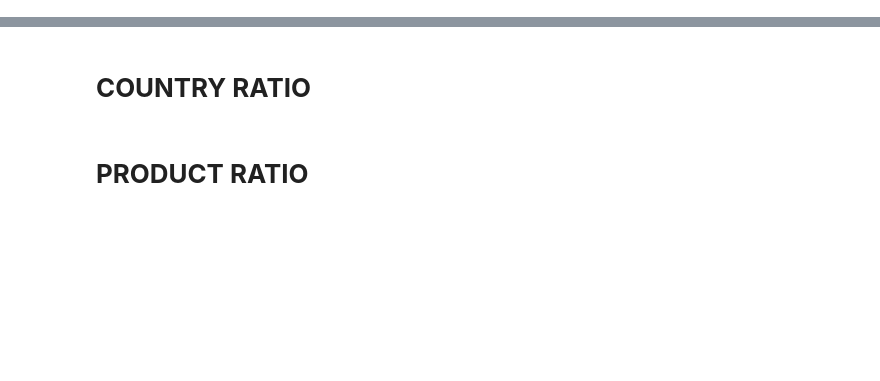
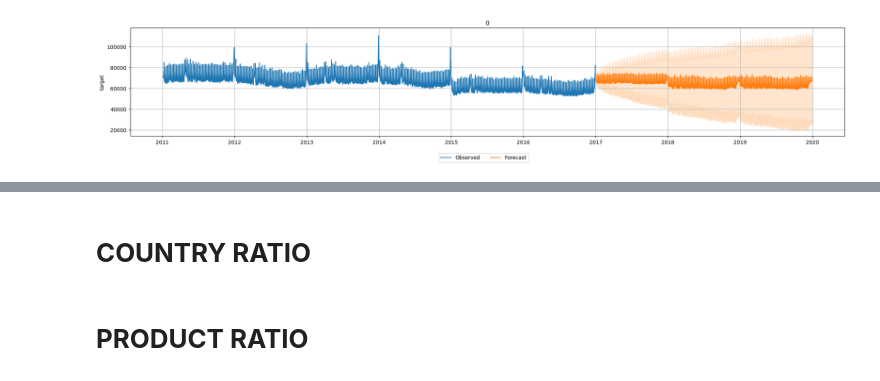
Before and after one commit to haukesteffen/TabularShenanigans, a Jupyter notebook: S5E1/feature_engineering.ipynb, the cells around one changed output, grey strips where cells are left out. Cells and saved outputs as stored; diff of their text form; code cells hidden in the pictures; blank space fills up the shorter version.

```diff
--- a/S5E1/feature_engineering.ipynb
+++ b/S5E1/feature_engineering.ipynb
@@ -65,0 +130,3 @@ agg_train, agg_test = feature_engineer(
+# %%
+preds = predictor.predict(train_data)
+preds
@@ -66,3 +149,7 @@ agg_train, agg_test = feature_engineer(
+# %%
+predictor.plot(train_data, preds, quantile_levels=[0.4, 0.6], max_history_length=365*6, max_num_item_ids=4)
+# %% [output]
+[figure, added]
 # %%
 def make_autogluon_model(time_limit):
     from autogluon.tabular import TabularPredictor
```
Also changed, not shown: parts of 10 cells of this notebook, 1 other file.
